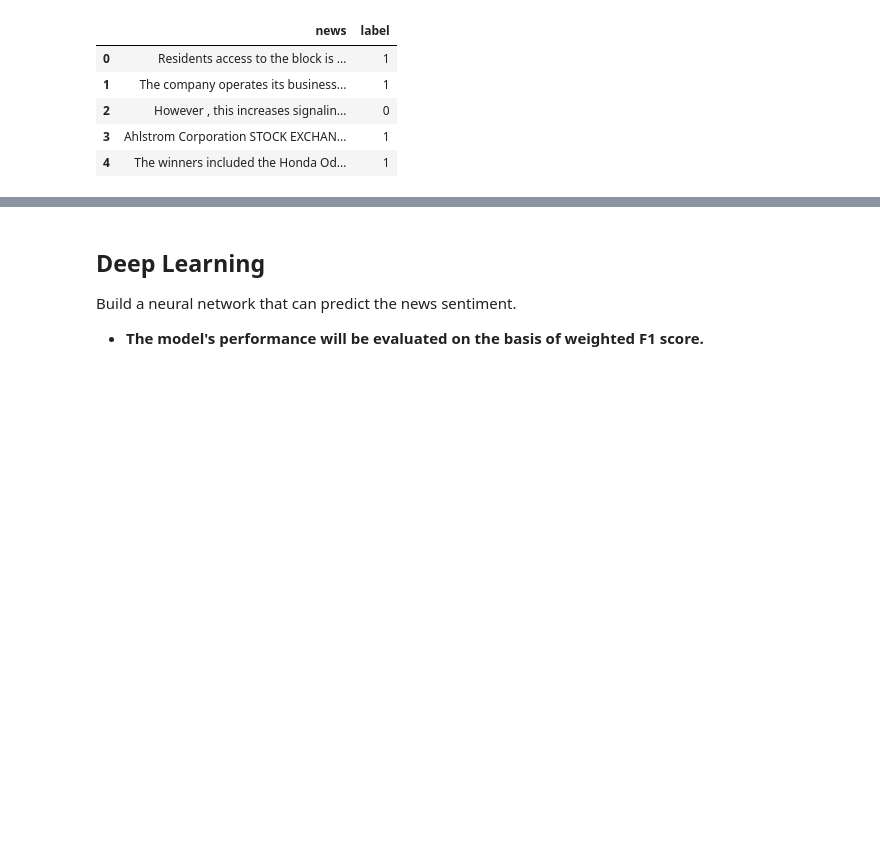
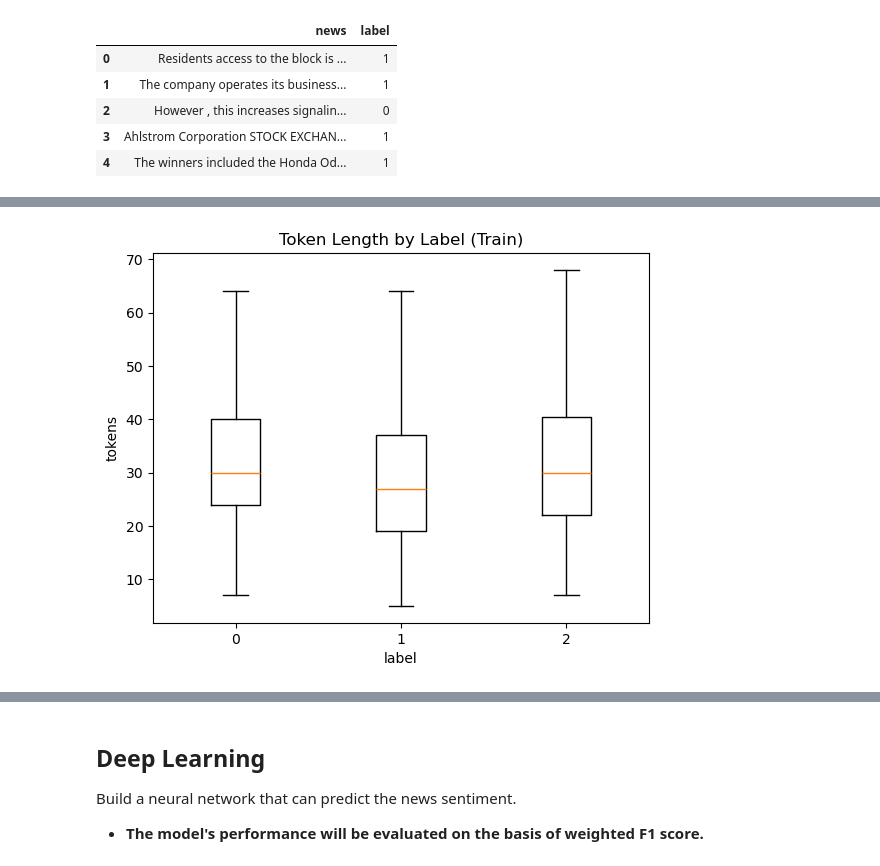
Before and after one commit to ygriceu/Neural-Networks, a Jupyter notebook: Questions.ipynb, the cells around one changed output, grey strips where cells are left out. Cells and saved outputs as stored; diff of their text form; code cells hidden in the pictures; blank space fills up the shorter version.

```diff
--- a/Questions.ipynb
+++ b/Questions.ipynb
@@ -56,0 +81,12 @@ data.head()
+# %%
+# Cell 2: char & word lengths
+def add_basic_lengths(df):
+    s = df["news"]
+    df["len_char"] = s.str.len()
+    df["len_word"] = s.str.split().apply(len)
+    return df
+
+tr = add_basic_lengths(tr)
+te = add_basic_lengths(te)
+
+tr[["len_char","len_word"]].describe(percentiles=[.5,.9,.95,.99]).round(1)
@@ -56,0 +251,12 @@ data.head()
+# %%
+# Cell 8: per-class boxplots for token length (matplotlib)
+if "label" in tr.columns:
+    order = sorted(tr["label"].unique())
+    data = [tr.loc[tr["label"]==y, "len_tok"].values for y in order]
+    fig = plt.figure()
+    plt.boxplot(data, labels=order, showfliers=False)
+    plt.title("Token Length by Label (Train)")
+    plt.xlabel("label"); plt.ylabel("tokens")
+    plt.show()
+# %% [output]
+[figure, added]
```
Also changed, not shown: parts of 14 cells of this notebook, 1 other file.
